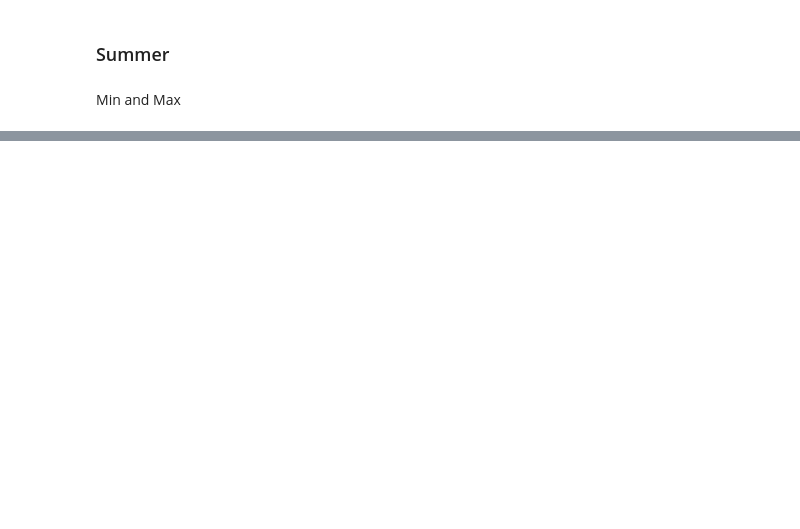
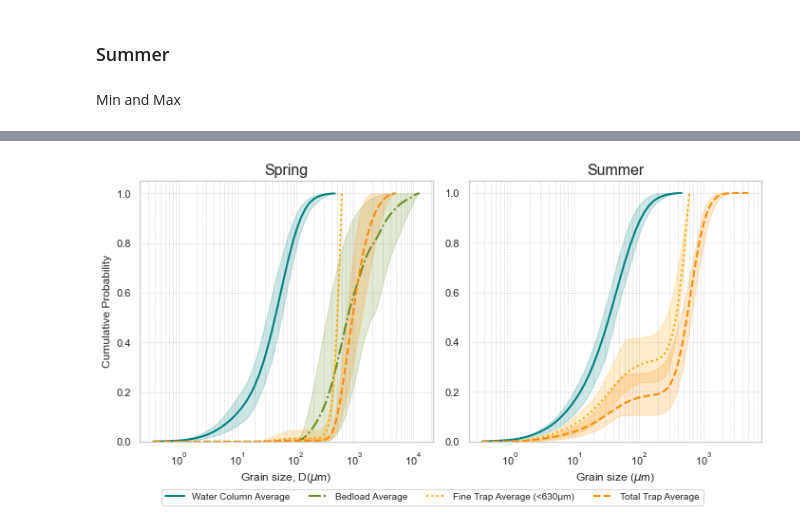
Before and after one commit to nicole-hucke/sediment_trap_paper, a Jupyter notebook: data_analysis/GSD_trap_vs_WC_analysis/GSD_plots_paper.ipynb, the cells around one changed output, grey strips where cells are left out. Drawn from its saved outputs; the diff is of its cells as text; code cells hidden in the pictures; blank space fills up the shorter version.

```diff
--- a/data_analysis/GSD_trap_vs_WC_analysis/GSD_plots_paper.ipynb
+++ b/data_analysis/GSD_trap_vs_WC_analysis/GSD_plots_paper.ipynb
@@ -324,3 +379,17 @@ bedload_cdf['d10'] = pd.DataFrame(np.percentile(bedload_array, 10, axis=1))
+# %%
+trap_SP_fine_cdf['max'] = pd.DataFrame(np.max(trap_SP_fine_array, axis=1))
+trap_SP_fine_cdf['avg'] = pd.DataFrame(np.mean(trap_SP_fine_array, axis=1))
+trap_SP_fine_cdf['min'] = pd.DataFrame(np.min(trap_SP_fine_array, axis=1))
+trap_SP_fine_cdf['std'] = pd.DataFrame(np.std(trap_SP_fine_array, axis=1))
+trap_SP_fine_cdf['d90'] = pd.DataFrame(np.percentile(trap_SP_fine_array, 90, axis=1))
+trap_SP_fine_cdf['d10'] = pd.DataFrame(np.percentile(trap_SP_fine_array, 10, axis=1))
+
+trap_SM_fine_cdf['max'] = pd.DataFrame(np.max(trap_SM_fine_array, axis=1))
+trap_SM_fine_cdf['avg'] = pd.DataFrame(np.mean(trap_SM_fine_array, axis=1))
+trap_SM_fine_cdf['min'] = pd.DataFrame(np.min(trap_SM_fine_array, axis=1))
+trap_SM_fine_cdf['std'] = pd.DataFrame(np.std(trap_SM_fine_array, axis=1))
+trap_SM_fine_cdf['d90'] = pd.DataFrame(np.percentile(trap_SM_fine_array, 90, axis=1))
+trap_SM_fine_cdf['d10'] = pd.DataFrame(np.percentile(trap_SM_fine_array, 10, axis=1))
 # %%
 # loop to delete all variables that start with "summer" and "spring"
 for var in list(globals().keys()):
@@ -473,0 +537,68 @@ plt.show()
+# %%
+sns.set(style='whitegrid')
+fig, (ax1, ax2) = plt.subplots(1, 2, figsize=(10, 5))
+
+water_color = 'teal'
+fine_trap_color = 'orange'
+full_trap_color = 'darkorange'
+bedload_color= 'olivedrab'
+
+
+# Spring plot (left subplot)
+ax1.fill_between(water_SP_cdf['Size '], water_SP_cdf['d10'], water_SP_cdf['d90'], color=water_color, alpha=0.2)
+ax1.fill_between(bedload_grain_sizes, bedload_cdf['d10'], bedload_cdf['d90'], color=bedload_color, alpha=0.2)
+ax1.fill_between(grain_sizes_fine, trap_SP_fine_cdf['d10'], trap_SP_fine_cdf['d90'], color=fine_trap_color, alpha=0.2)
+ax1.fill_between(grain_sizes_full, trap_SP_full_cdf['d10'], trap_SP_full_cdf['d90'], color=full_trap_color, alpha=0.2)
+
+ax1.plot(water_SP_cdf['Size '], water_SP_cdf['avg'], color=water_color, linewidth=2, linestyle='-', label='Water Column Average')
+ax1.plot(bedload_grain_sizes, bedload_cdf['avg'], color=bedload_color, linewidth=2, linestyle='-.', label='Bedload Average')
+ax1.plot(grain_sizes_fine, trap_SP_fine_cdf['avg'], color=fine_trap_color, linewidth=2, linestyle=':', label='Fine Trap Average (<630µm)')
+ax1.plot(grain_sizes_full, trap_SP_full_cdf['avg'], color=full_trap_color, linewidth=2, linestyle='--', label='Total Trap Average')
+
+ax1.set_title('Spring', fontsize=16)
+ax1.set_xlabel('Grain size, D($\mu$m)', fontsize=12)
+ax1.set_ylabel('Cumulative Probability', fontsize=12)
+ax1.set_xscale('log')
+ax1.set_ylim(bottom=0)
+ax1.grid(True, which='both', linestyle='--', linewidth=0.5)
+
+# Summer plot (right subplot)
+ax2.fill_between(water_SM_cdf['Size'], water_SM_cdf['d10'], water_SM_cdf['d90'], color=water_color, alpha=0.2)
+ax2.fill_between(grain_sizes_fine, trap_SM_fine_cdf['d10'], trap_SM_fine_cdf['d90'], color=fine_trap_color, alpha=0.2)
+ax2.fill_between(grain_sizes_full, trap_SM_full_cdf['d10'], trap_SM_full_cdf['d90'], color=full_trap_color, alpha=0.2)
+
+ax2.plot(water_SM_cdf['Size'], water_SM_cdf['avg'], color=water_color, linewidth=2, linestyle='-', label='Water Column Average')
+ax2.plot(grain_sizes_fine, trap_SM_fine_cdf['avg'], color=fine_trap_color, linewidth=2, linestyle=':', label='Fine Trap Average (<630µm)')
+ax2.plot(grain_sizes_full, trap_SM_full_cdf['avg'], color=full_trap_color, linewidth=2, linestyle='--', label='Total Trap Average')
+
+ax2.set_title('Summer', fontsize=16)
+ax2.set_xlabel('Grain size ($\mu$m)', fontsize=12)
+#ax2.set_ylabel('Cumulative Probability', fontsize=12)
+ax2.set_xscale('log')
+ax2.set_ylim(bottom=0)
+ax2.grid(True, which='both', linestyle='--', linewidth=0.5)
+
+# Create a single legend at the bottom for both plots
+# Get handles and labels from both subplots
+handles1, labels1 = ax1.get_legend_handles_labels()
+handles2, labels2 = ax2.get_legend_handles_labels()
+
+# Combine and remove duplicates while preserving order
+handles_dict = {}
+labels_dict = {}
+for h, l in zip(handles1 + handles2, labels1 + labels2):
+    if l not in labels_dict:
+        handles_dict[l] = h
+        labels_dict[l] = l
+
+# Create legend at bottom center
+fig.legend(handles_dict.values(), labels_dict.keys(),
+           loc='lower center', bbox_to_anchor=(0.5, -0.05),
+           ncol=4, frameon=True, fontsize=10)
+
+plt.tight_layout()
+plt.subplots_adjust(bottom=0.15)  # Make room for the legend
+plt.savefig('plots/full_trap/subplot_fulltrapGSD_cdf_colorblind.png', dpi=500, bbox_inches='tight')
+plt.show()
+# %% [output]
+[figure, added]
```
Also changed, not shown: parts of 9 cells of this notebook, 6 other files.
